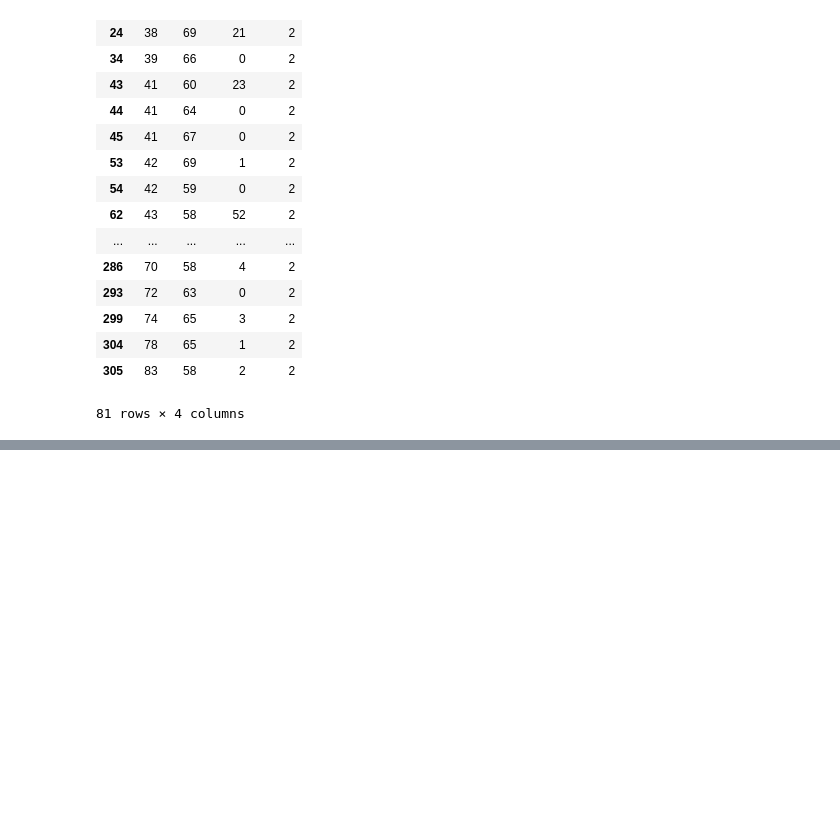
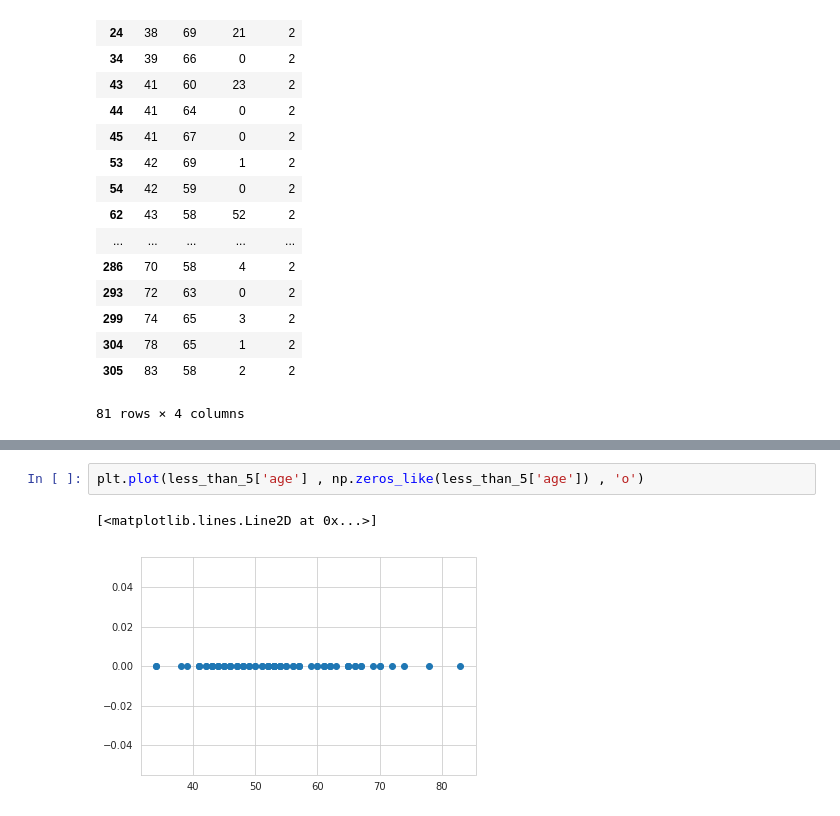
Before and after one commit to TheMLEngineer/Machine-Learning-Assignments, a Jupyter notebook: EDA.ipynb, the cells around one changed output, grey strips where cells are left out. Cells and saved outputs as stored; diff of their text form; blank space fills up the shorter version.

```diff
--- a/EDA.ipynb
+++ b/EDA.ipynb
@@ -218,0 +224,5 @@ less_than_5
+# %%
+plt.plot(less_than_5['age'] , np.zeros_like(less_than_5['age']) , 'o')
+# %% [output]
+[<matplotlib.lines.Line2D at 0x...>]
+[figure, added]
```
Also changed, not shown: parts of 11 cells of this notebook.
